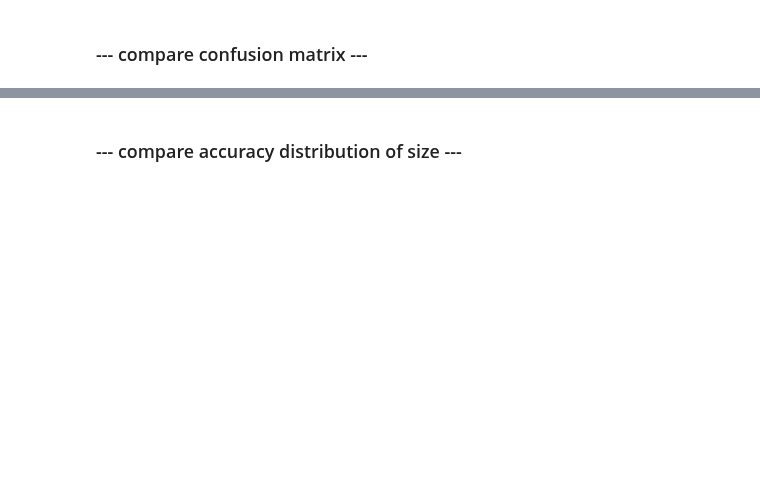
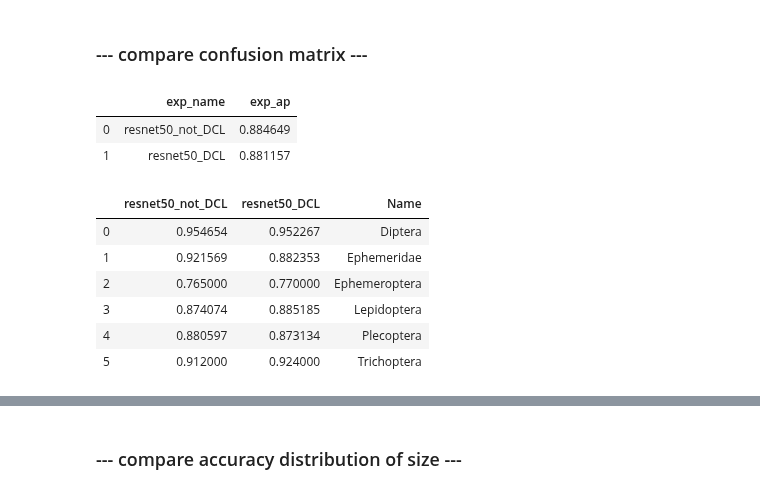
Before and after one commit to keiiti975/Insect_Phenology_Detector, a Jupyter notebook: result/classification/compare_DCL/compare_DCL.ipynb, the cells around one changed output, grey strips where cells are left out. Saved outputs shown, nothing was run; the diff lists cells and outputs as text; code cells hidden in the pictures; blank space fills up the shorter version.

```diff
--- a/result/classification/compare_DCL/compare_DCL.ipynb
+++ b/result/classification/compare_DCL/compare_DCL.ipynb
@@ -13,0 +22,7 @@ resnet50_DCL = pd.read_csv('/home/tanida/workspace/Insect_Phenology_Detector/fig
+# %%
+df = pd.DataFrame({"exp_name": exp_name, "exp_ap": exp_ap})
+df
+# %% [output]
+|  | exp_name | exp_ap |
+| 0 | resnet50_not_DCL | 0.884649 |
+| 1 | resnet50_DCL | 0.881157 |
@@ -13,0 +32,10 @@ resnet50_DCL = pd.read_csv('/home/tanida/workspace/Insect_Phenology_Detector/fig
+# %%
+df_per_label
+# %% [output]
+|  | resnet50_not_DCL | resnet50_DCL | Name |
+| 0 | 0.954654 | 0.952267 | Diptera |
+| 1 | 0.921569 | 0.882353 | Ephemeridae |
+| 2 | 0.765000 | 0.770000 | Ephemeroptera |
+| 3 | 0.874074 | 0.885185 | Lepidoptera |
+| 4 | 0.880597 | 0.873134 | Plecoptera |
+| 5 | 0.912000 | 0.924000 | Trichoptera |
```
Also changed, not shown: parts of 9 cells of this notebook, 11 other files.
